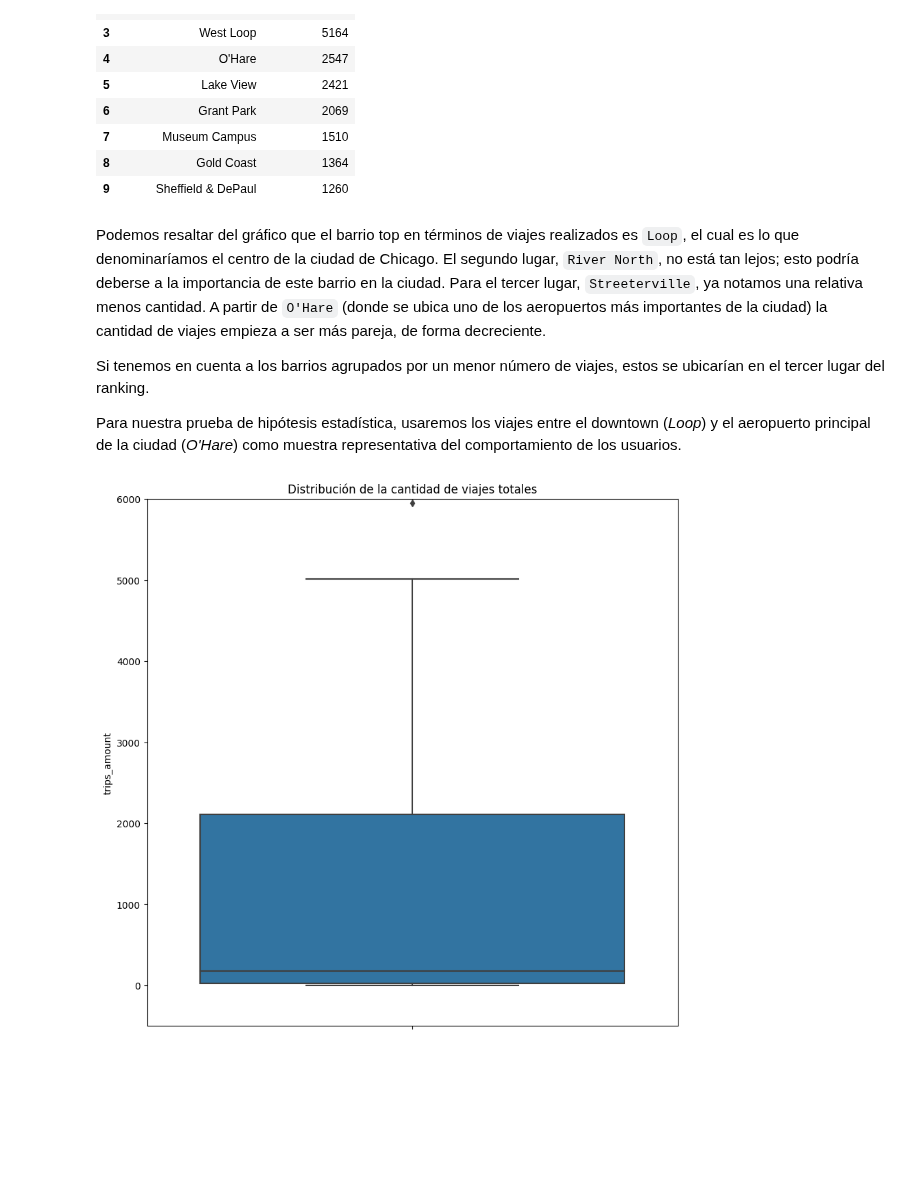
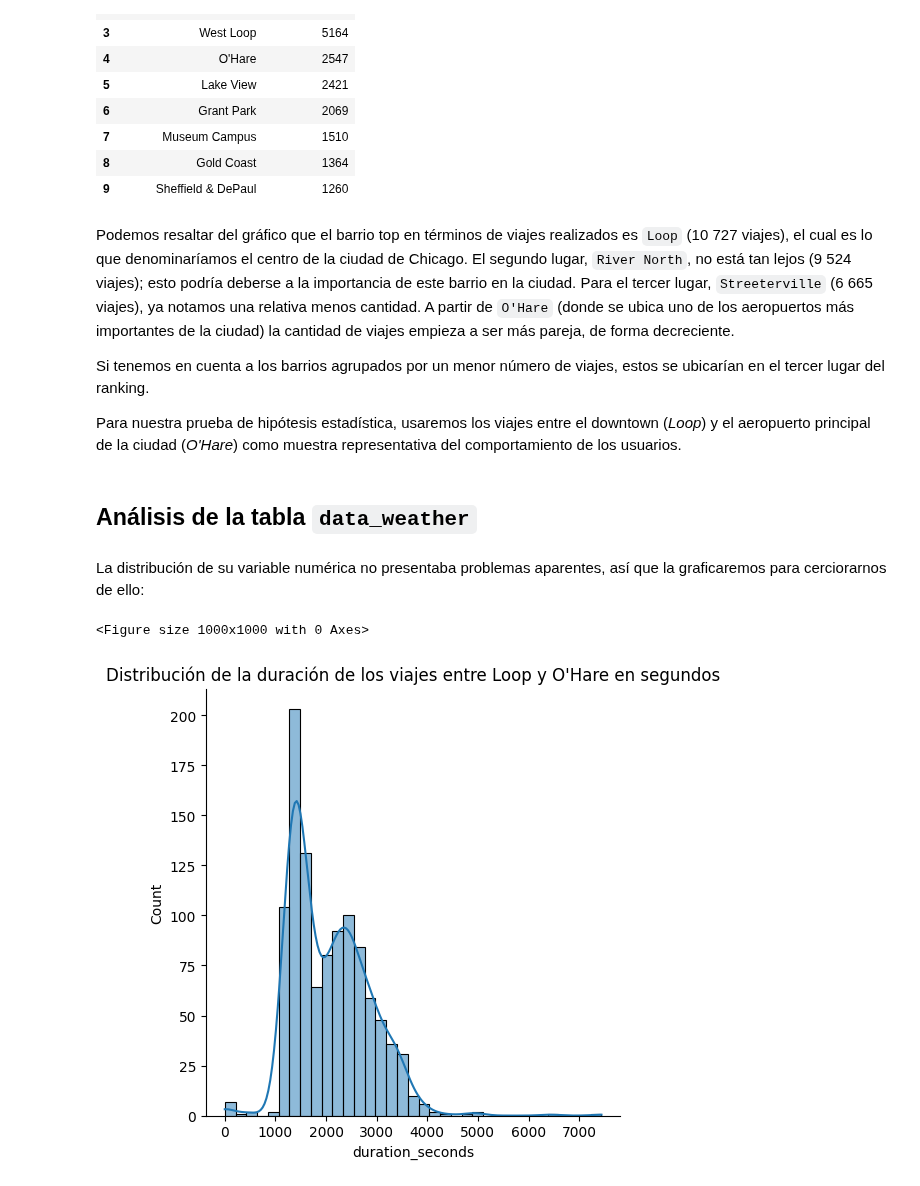
Before and after one commit to ChristianMartinezCaceres/Practicum-portfolio, a Jupyter notebook: 06_taxi_company_analysis/taxi_company_analysis_notebook.ipynb, the cells around one changed output. Drawn from its saved outputs; the diff is of its cells as text; code cells hidden in the pictures; blank space fills up the shorter version.

```diff
--- a/06_taxi_company_analysis/taxi_company_analysis_notebook.ipynb
+++ b/06_taxi_company_analysis/taxi_company_analysis_notebook.ipynb
@@ -543,16 +543,20 @@ data_neighb.sort_values(by='average_trips', ascending=False).head(10)
 | 8 | Gold Coast | 1364 |
 | 9 | Sheffield & DePaul | 1260 |
 # %% [markdown]
-Podemos resaltar del gráfico que el barrio top en términos de viajes realizados es ``Loop``, el cual es lo que denominaríamos el centro de la ciudad de Chicago. El segundo lugar, ``River North``, no está tan lejos; esto podría deberse a la importancia de este barrio en la ciudad. Para el tercer lugar, ``Streeterville``, ya notamos una relativa menos cantidad. A partir de ``O'Hare`` (donde se ubica uno de los aeropuertos más importantes de la ciudad) la cantidad de viajes empieza a ser más pareja, de forma decreciente.
+Podemos resaltar del gráfico que el barrio top en términos de viajes realizados es ``Loop`` (10 727 viajes), el cual es lo que denominaríamos el centro de la ciudad de Chicago. El segundo lugar, ``River North``, no está tan lejos (9 524 viajes); esto podría deberse a la importancia de este barrio en la ciudad. Para el tercer lugar, ``Streeterville`` (6 665 viajes), ya notamos una relativa menos cantidad. A partir de ``O'Hare`` (donde se ubica uno de los aeropuertos más importantes de la ciudad) la cantidad de viajes empieza a ser más pareja, de forma decreciente.
 
 Si tenemos en cuenta a los barrios agrupados por un menor número de viajes, estos se ubicarían en el tercer lugar del ranking.
 
 Para nuestra prueba de hipótesis estadística, usaremos los viajes entre el downtown (*Loop*) y el aeropuerto principal de la ciudad (*O'Hare*) como muestra representativa del comportamiento de los usuarios.
+# %% [markdown]
+## Análisis de la tabla ``data_weather``
+# %% [markdown]
+La distribución de su variable numérica no presentaba problemas aparentes, así que la graficaremos para cerciorarnos de ello:
 # %%
-plt.figure(figsize=(10, 10))
-sns.boxplot(data=data_company, y='trips_amount')
-plt.title('Distribución de la cantidad de viajes totales')
-plt.ylim(-500, 6000)
+plt.figure(figsize=(10,10))
+sns.displot(data=data_weather, x='duration_seconds', kde=True, bins=35)
+plt.title('Distribución de la duración de los viajes entre Loop y O\'Hare en segundos')
 plt.show()
 # %% [output]
+<Figure size 1000x1000 with 0 Axes>
-[figure, old version]
+[figure, new version]
```
Also changed, not shown: parts of 29 cells of this notebook.
